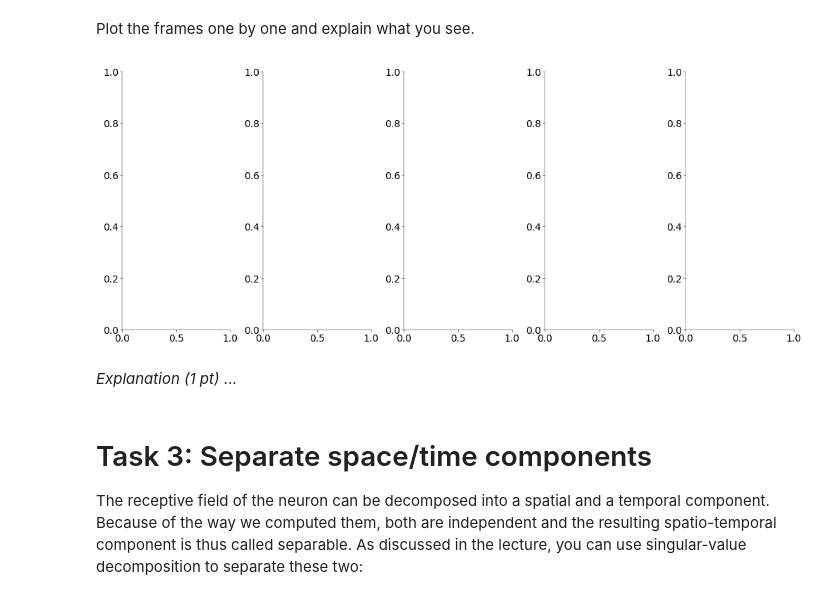
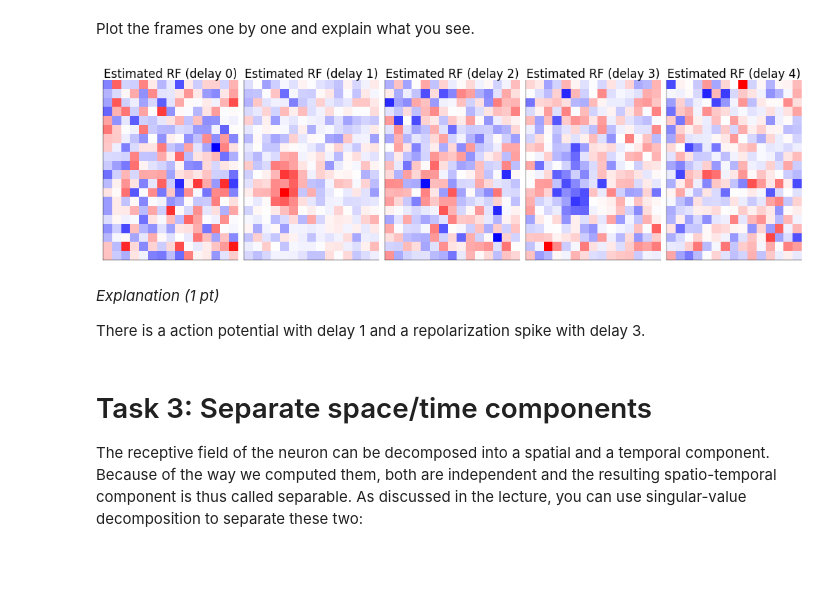
Before and after one commit to toniklenk/NeuralDataScience, a Jupyter notebook: notebooks/CodingLab5.ipynb, the cells around one changed output. Drawn from its saved outputs; the diff is of its cells as text; code cells hidden in the pictures; blank space fills up the shorter version.

```diff
--- a/notebooks/CodingLab5.ipynb
+++ b/notebooks/CodingLab5.ipynb
@@ -345,6 +345,7 @@ ax["True"].imshow(w.reshape(D, D), cmap="bwr", vmin=-vlim, vmax=vlim)
 ax["True"].set_title("True RF")
 ax["True"].set_xticks([])
 ax["True"].set_yticks([])
+vlim = np.max(np.abs(w_opt))
 ax["Estimated"].imshow(w_opt.reshape(D, D), cmap="bwr", vmin=-vlim, vmax=vlim)
 ax["Estimated"].set_title("Estimated RF")
 ax["Estimated"].set_xticks([])
@@ -382,6 +387,7 @@ Create vector of spike counts
 # Bin the spike counts at the same temporal
 # resolution as the stimulus (0.5 pts)
 # ------------------------------------------
+spike_counts, _ = np.histogram(t, bins=trigger)
 # %% [markdown]
 Fit receptive field for each frame separately
 # %%
@@ -397,19 +403,43 @@ Fit receptive field for each frame separately
 delta = [0, 1, 2, 3, 4]
 
 # fit for each delay
+w_hat = np.zeros((s.shape[0], len(delta)))
+for d in delta:
+    spike_counts_d = spike_counts[d:]
+    if d > 0:
+        s_d = s[:, :-d]  # remove the last d frames to match the spike counts
+    else:
+        s_d = s
+
+    # fit the receptive field
+    res = opt.minimize(
+        negloglike_lnp,
+        np.zeros(20 * 15),
+        args=(spike_counts_d, s_d, dt, R),
+        jac=deriv_negloglike_lnp,
+    )
+    w_hat[:, d] = res.x
 # %% [markdown]
 Plot the frames one by one and explain what you see.
 # %%
 # --------------------------------------------
 # Plot all 5 frames of the fitted RFs (1 pt)
 # --------------------------------------------
 
 fig, ax = plt.subplot_mosaic(mosaic=[delta], figsize=(10, 4), constrained_layout=True)
+for i, d in enumerate(delta):
+    vlim = np.max(np.abs(w_hat[:, i]))
+    ax[d].imshow(w_hat[:, i].reshape(20, 15), cmap="bwr", vmin=-vlim, vmax=vlim)
+    ax[d].set_title(f"Estimated RF (delay {d})")
+    ax[d].set_xticks([])
+    ax[d].set_yticks([])
 # %% [output]
-[figure, old version]
+[figure, new version]
-# %% [markdown]
-_Explanation (1 pt)_
-...
+# %% [markdown]
+_Explanation (1 pt)_
+
+
+There is a action potential with delay 1 and a repolarization spike with delay 3.
 # %% [markdown]
 # Task 3: Separate space/time components
 
```
Also changed, not shown: parts of 1 cell of this notebook.
